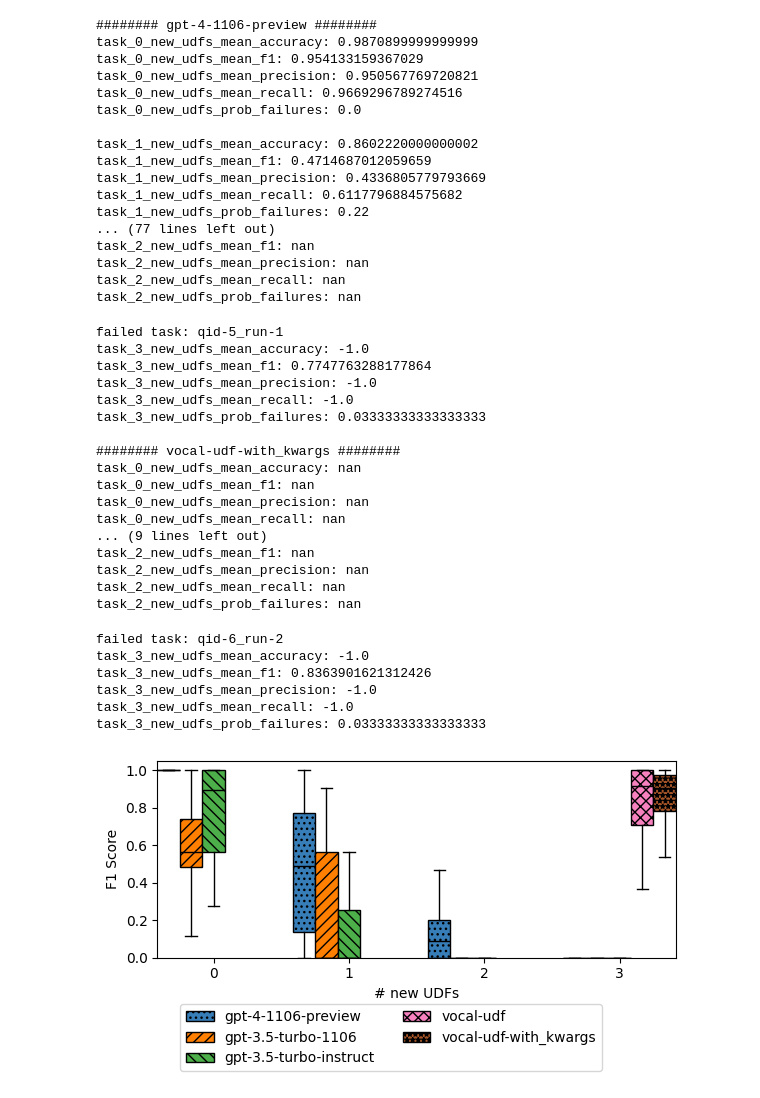
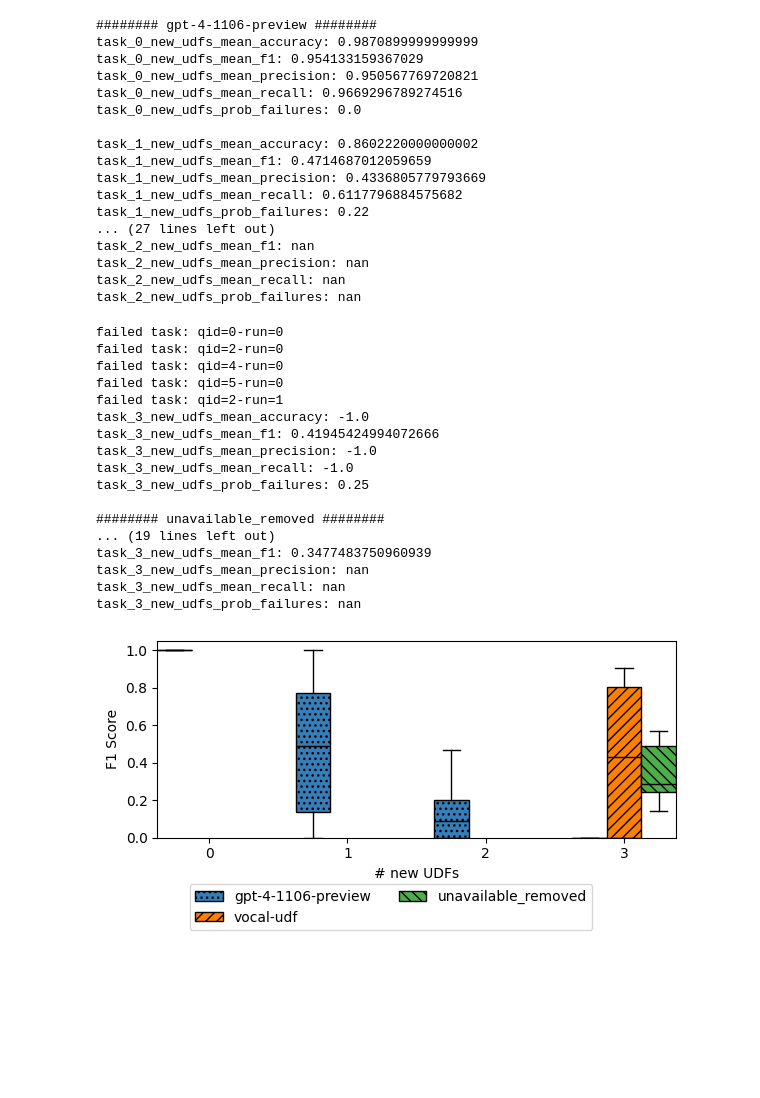
Before and after one commit to uwdb/VOCAL-UDF, a Jupyter notebook: experiments/analysis/clevrer.ipynb, the cells around one changed output. Cells and saved outputs as stored; diff of their text form; code cells hidden in the pictures; blank space fills up the shorter version.

```diff
--- a/experiments/analysis/clevrer.ipynb
+++ b/experiments/analysis/clevrer.ipynb
@@ -16,7 +16,7 @@ CB_color_cycle = ['#377eb8', '#ff7f00', '#4daf4a',
                   '#999999', '#e41a1c', '#dede00']
 # %%
 # Define LLM models, tasks, number of new UDFs, and hatch patterns
-llm_models = ['gpt-4-1106-preview', 'gpt-3.5-turbo-1106', 'gpt-3.5-turbo-instruct', 'vocal-udf', 'vocal-udf-with_kwargs']
+llm_models = ['gpt-4-1106-preview', 'vocal-udf', 'unavailable_removed']
 tasks = [f"{i}_new_udfs" for i in range(4)]
 num_new_udfs = [0, 1, 2, 3]
 # num_new_udfs = [0, 1]
@@ -40,22 +40,31 @@ for i, llm_model in enumerate(llm_models):
         failed_list = []
 
         # Iterate through runs and questions
-        if llm_model in ['vocal-udf', 'vocal-udf-with_kwargs']:
-            for run_id in range(3):
+        if llm_model in ["unavailable_removed"]:
+            if '3' in task:
+                for question_id in range(10):
+                    with open(os.path.join(config['log_dir'], "udf_generation", "clevrer", "queries_unavailable_udfs_removed", f"qid={question_id}.log"), "r") as f:
+                        last_line = f.readlines()[-1]
+                    f1_score_pattern = r"F1 score: ([0-9.]+)"
+                    match = re.search(f1_score_pattern, last_line)
+                    f1_score = float(match.group(1))
+                    f1_list.append(f1_score)
+        elif llm_model in ['vocal-udf']:
+            for run_id in range(2):
                 for question_id in range(10):
                     if '3' in task:
                         try:
                             with_kwargs = "with_kwargs" if llm_model == "vocal-udf-with_kwargs" else "without_kwargs"
-                            with open(os.path.join(config['log_dir'], "udf_generation", "clevrer", f"budget-10_ninterp-10_{with_kwargs}", f"qid-{question_id}_run-{run_id}.log"), "r") as f:
-                                last_line = f.readlines()[-1]
+                            with open(os.path.join(config['log_dir'], "udf_generation", "clevrer", "ninterp=10-nparams=10-kwargs=True-pixels=True-pretrained_models=False-ntrain_distill=100-selection=both-labels=user-budget=20", f"qid={question_id}-run={run_id}.log"), "r") as f:
+                                target_line = f.readlines()[-2]
                             f1_score_pattern = r"F1 score: ([0-9.]+)"
-                            match = re.search(f1_score_pattern, last_line)
+                            match = re.search(f1_score_pattern, target_line)
                             f1_score = 0
                             if match:
                                 f1_score = float(match.group(1))
                                 failed_list.append(0)
                             else:
-                                print(f"failed task: qid-{question_id}_run-{run_id}")
+                                print(f"failed task: qid={question_id}-run={run_id}")
                                 failed_list.append(1)
                             f1_list.append(f1_score)
                             accuracy_list.append(-1)
@@ -107,51 +116,45 @@ ax.set(ylabel="F1 Score")
 ax.set(xlabel="# new UDFs")
 ax.set_ylim(bottom=0, top=1.05)
 ax.set_xticks(np.arange(len(llm_models) / 2 - 0.5, len(num_new_udfs) * len(llm_models) + len(llm_models) / 2 + 0.5, len(llm_models) + 1))
 ax.set_xticklabels(num_new_udfs)
 fig.legend(handles_f1, llm_models, prop={"size": 10}, loc='upper center', bbox_to_anchor=(0.5, 0.07),
            fancybox=True, shadow=False, ncol=2)
 plt.subplots_adjust(bottom=0.15)
 fig.tight_layout()
 plt.show()
 # %% [output]
 ######## gpt-4-1106-preview ########
 task_0_new_udfs_mean_accuracy: 0.9870899999999999
 task_0_new_udfs_mean_f1: 0.954133159367029
 task_0_new_udfs_mean_precision: 0.950567769720821
 task_0_new_udfs_mean_recall: 0.9669296789274516
 task_0_new_udfs_prob_failures: 0.0
 
 task_1_new_udfs_mean_accuracy: 0.8602220000000002
 task_1_new_udfs_mean_f1: 0.4714687012059659
 task_1_new_udfs_mean_precision: 0.4336805779793669
 task_1_new_udfs_mean_recall: 0.6117796884575682
 task_1_new_udfs_prob_failures: 0.22
-... (77 lines left out)
+... (27 lines left out)
 task_2_new_udfs_mean_f1: nan
 task_2_new_udfs_mean_precision: nan
 task_2_new_udfs_mean_recall: nan
 task_2_new_udfs_prob_failures: nan
-failed task: qid-5_run-1
+failed task: qid=0-run=0
+failed task: qid=2-run=0
+failed task: qid=4-run=0
+failed task: qid=5-run=0
+failed task: qid=2-run=1
 task_3_new_udfs_mean_accuracy: -1.0
-task_3_new_udfs_mean_f1: 0.7747763288177864
+task_3_new_udfs_mean_f1: 0.41945424994072666
 task_3_new_udfs_mean_precision: -1.0
 task_3_new_udfs_mean_recall: -1.0
-task_3_new_udfs_prob_failures: 0.03333333333333333
+task_3_new_udfs_prob_failures: 0.25
 
-######## vocal-udf-with_kwargs ########
-task_0_new_udfs_mean_accuracy: nan
-task_0_new_udfs_mean_f1: nan
-task_0_new_udfs_mean_precision: nan
-task_0_new_udfs_mean_recall: nan
-... (9 lines left out)
-task_2_new_udfs_mean_f1: nan
-task_2_new_udfs_mean_precision: nan
-task_2_new_udfs_mean_recall: nan
-task_2_new_udfs_prob_failures: nan
+######## unavailable_removed ########
+... (19 lines left out)
+task_3_new_udfs_mean_f1: 0.3477483750960939
+task_3_new_udfs_mean_precision: nan
+task_3_new_udfs_mean_recall: nan
+task_3_new_udfs_prob_failures: nan
-failed task: qid-6_run-2
-task_3_new_udfs_mean_accuracy: -1.0
-task_3_new_udfs_mean_f1: 0.8363901621312426
-task_3_new_udfs_mean_precision: -1.0
-task_3_new_udfs_mean_recall: -1.0
-task_3_new_udfs_prob_failures: 0.03333333333333333
-[figure, old version]
+[figure, new version]
```
Also changed, not shown: 13 other files.
